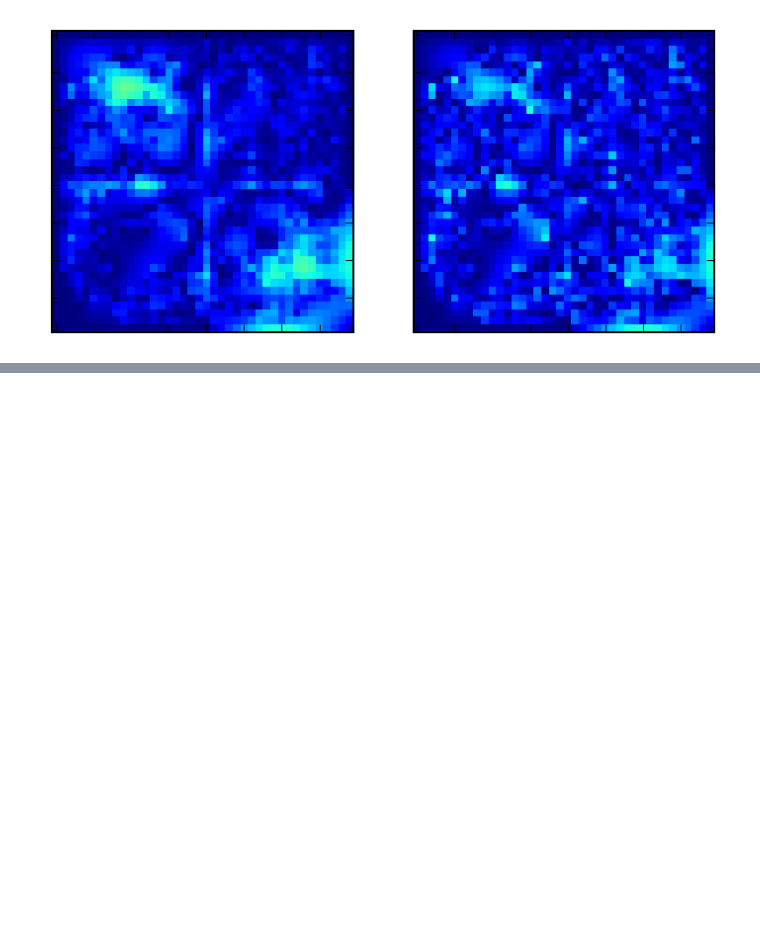
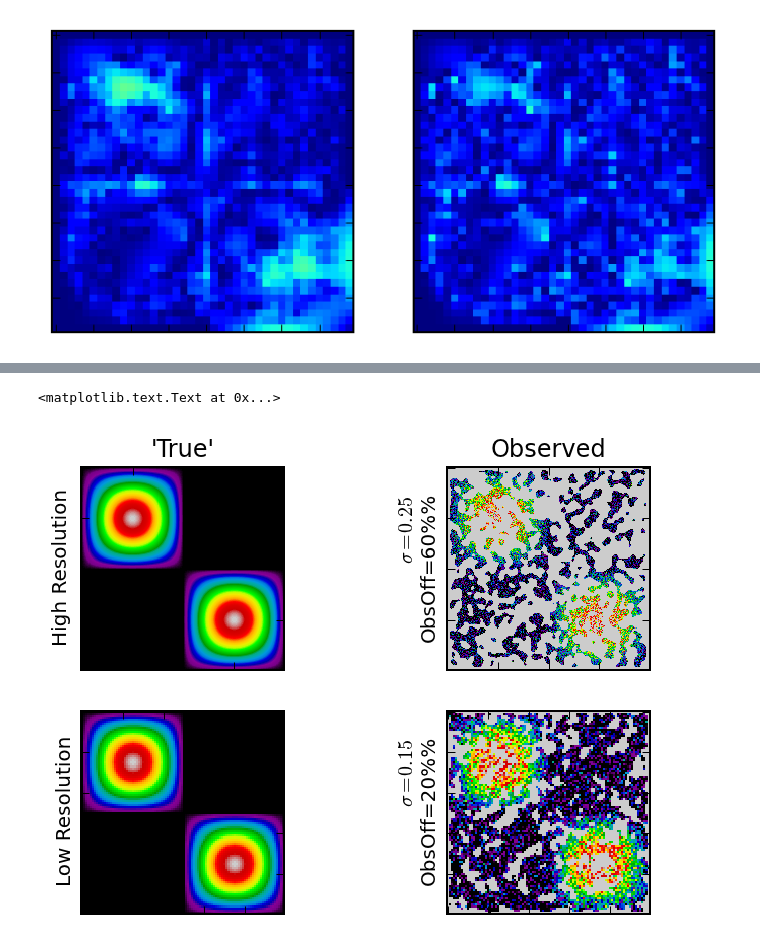
Before and after one commit to maxchernet/toy_eoldas, a Jupyter notebook: SpatialSmoothing.ipynb, the cells around one changed output, grey strips where cells are left out. Cells and saved outputs as stored; diff of their text form; code cells hidden in the pictures; blank space fills up the shorter version.

```diff
--- a/SpatialSmoothing.ipynb
+++ b/SpatialSmoothing.ipynb
@@ -273,0 +305,44 @@ plt.yticks(visible=False)
+# %%
+rows = 200
+cols = 200
+sigma_obs = 0.15
+rows, cols, ndvi_true_hires, ndvi_obs_hires, qa_flag_hires = create_data ( rows, cols, obs_off=0.6, noise=0.20, window_size=11 )
+
+cmap=plt.cm.spectral
+cmap.set_bad('0.8')
+plt.subplot ( 2,2,1 )
+plt.imshow ( ndvi_true_hires, interpolation='nearest', vmin=0, vmax=1, cmap=cmap )
+plt.xticks(visible=False)
+plt.yticks(visible=False)
+plt.ylabel("High Resolution")
+plt.title("'True'")
+plt.subplot ( 2,2,2)
+plt.title("Observed")
+plt.imshow ( np.ma.array(ndvi_obs_hires,mask=qa_flag_hires==0), \
+    interpolation='nearest', vmin=0, vmax=1, cmap=cmap )
+plt.xticks(visible=False)
+plt.yticks(visible=False)
+plt.ylabel("$\sigma=0.25$\nObsOff=60%%")
+rows = 100
+cols = 100
+sigma_obs = 0.15
+rows, cols, ndvi_true_lores, ndvi_obs_lores, qa_flag_lores = create_data ( rows, cols, noise=0.15,obs_off=0.3)
+
+cmap=plt.cm.spectral
+cmap.set_bad('0.8')
+plt.subplot ( 2,2,3 )
+plt.imshow ( ndvi_true_lores, interpolation='nearest', vmin=0, vmax=1, cmap=cmap )
+plt.xticks(visible=False)
+plt.yticks(visible=False)
+
+
+plt.ylabel("Low Resolution")
+plt.subplot ( 2,2,4)
+plt.imshow ( np.ma.array(ndvi_obs_lores,mask=qa_flag_lores==0), \
+    interpolation='nearest', vmin=0, vmax=1, cmap=cmap )
+plt.xticks(visible=False)
+plt.yticks(visible=False)
+plt.ylabel("$\sigma=0.15$\nObsOff=20%%")
+# %% [output]
+<matplotlib.text.Text at 0x...>
+[figure, added]
```
Also changed, not shown: parts of 17 cells of this notebook.
